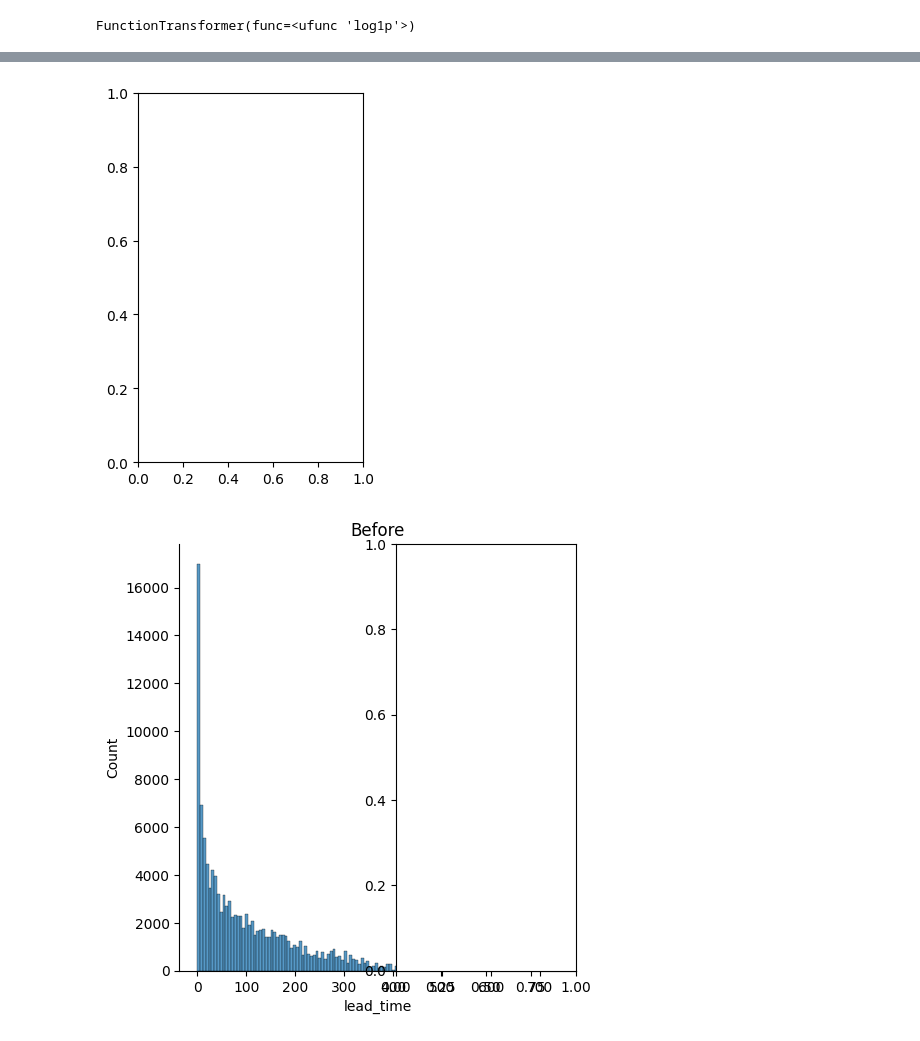
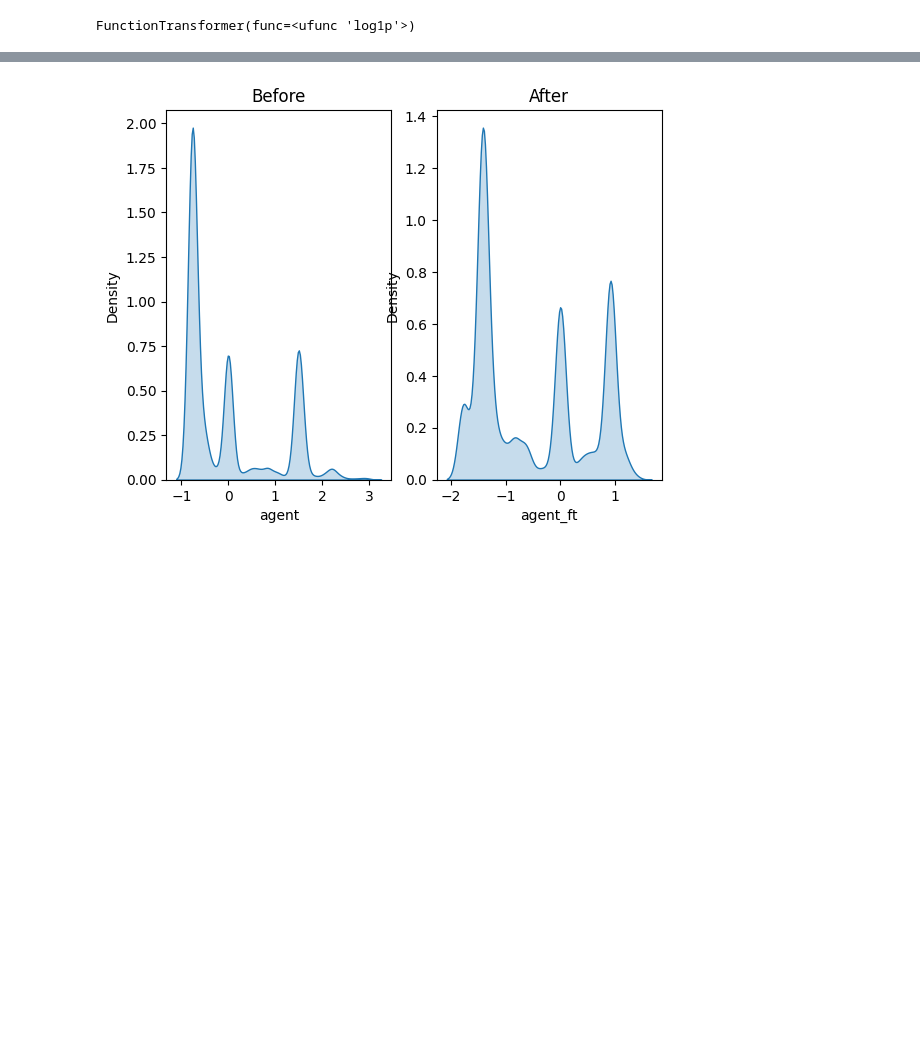
Before and after one commit to AftabQuant/Machine-Learning-Chronicles, a Jupyter notebook: Machine Learning Practice/Data Cleaning/Function Transformation .ipynb, the cells around one changed output, grey strips where cells are left out. Drawn from its saved outputs; the diff is of its cells as text; code cells hidden in the pictures; blank space fills up the shorter version.

Commit message:
Funtion Transformation

```diff
--- a/Machine Learning Practice/Data Cleaning/Function Transformation .ipynb
+++ b/Machine Learning Practice/Data Cleaning/Function Transformation .ipynb
@@ -44,0 +73,3 @@ plt.show()
+# %%
+z_score = (df['agent']-df['agent'].mean())/(df['agent'].std())
+df['agent'] = z_score
@@ -44,0 +82,2 @@ plt.show()
+# %%
+df = df[df['agent']<3]
@@ -83,8 +107,8 @@ from sklearn.preprocessing import FunctionTransformer
 # %%
 ft = FunctionTransformer(func=np.log1p)
 # %%
-ft.fit(df[['lead_time']])
+ft.fit(df[['agent']])
 # %% [output]
 FunctionTransformer(func=<ufunc 'log1p'>)
 # %%
-df['lead_time_ft'] = ft.transform(df[['lead_time']])
+df['agent_ft'] = ft.transform(df[['agent']])
@@ -101,14 +115,11 @@ df.head()
 # %%
 plt.subplot(1,2,1)
-sns.displot(df['lead_time'])
+sns.kdeplot(df['agent'],shade=True)
 plt.title('Before')
 
 plt.subplot(1,2,2)
-sns.displot(df['lead_time_ft'])
+sns.kdeplot(df['agent_ft'], shade=True)
 plt.title('After')
-
-plt.tight_layout()
 plt.show()
 # %% [output]
-[figure, old version]
+[figure, new version]
-[figure, removed]
```
Also changed, not shown: parts of 20 cells of this notebook.
